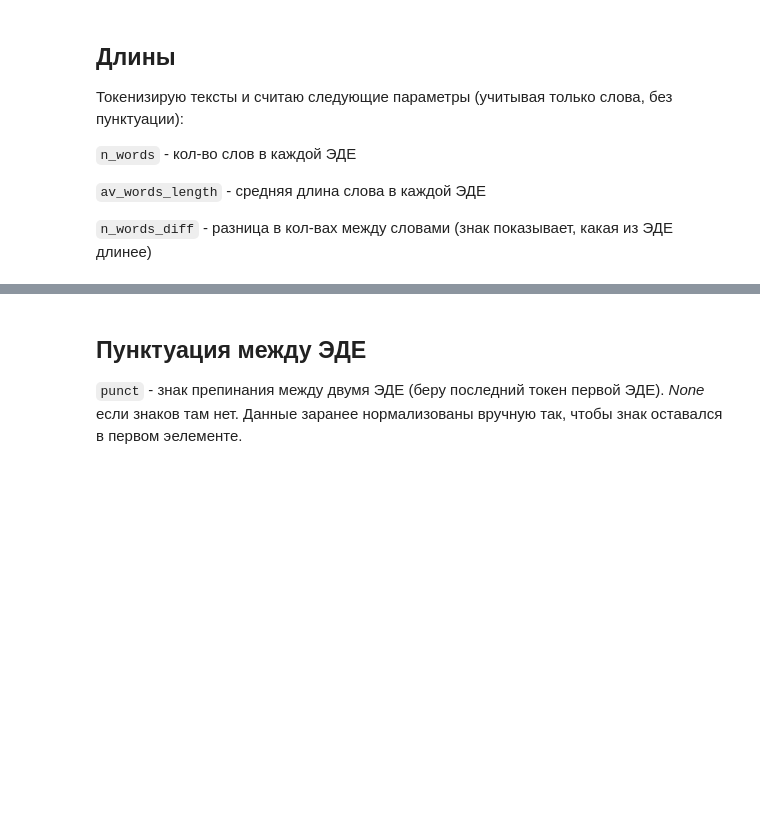
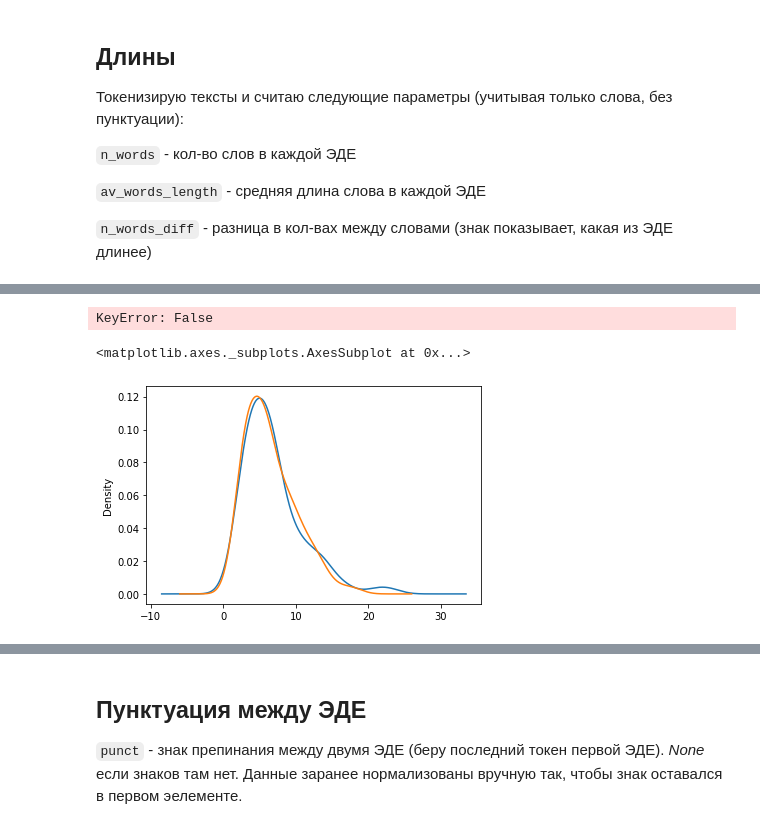
Before and after one commit to polyankaglade/ImpDiscRel, a Jupyter notebook: features_and_models.ipynb, the cells around one changed output, grey strips where cells are left out. Drawn from its saved outputs; the diff is of its cells as text; code cells hidden in the pictures; blank space fills up the shorter version.

```diff
--- a/features_and_models.ipynb
+++ b/features_and_models.ipynb
@@ -130,0 +139,10 @@ all_data['n_words_diff'] = all_data['n_words1'] - all_data['n_words2']
+# %%
+all_data[all_data['relation' == 'cause']]
+# %% [output]
+KeyError: False
+# %%
+all_data[all_data['relation'] == 'cause']['n_words1'].plot.kde()
+all_data[all_data['relation'] == 'cause']['n_words2'].plot.kde()
+# %% [output]
+<matplotlib.axes._subplots.AxesSubplot at 0x...>
+[figure, added]
```
Also changed, not shown: parts of 14 cells of this notebook.
